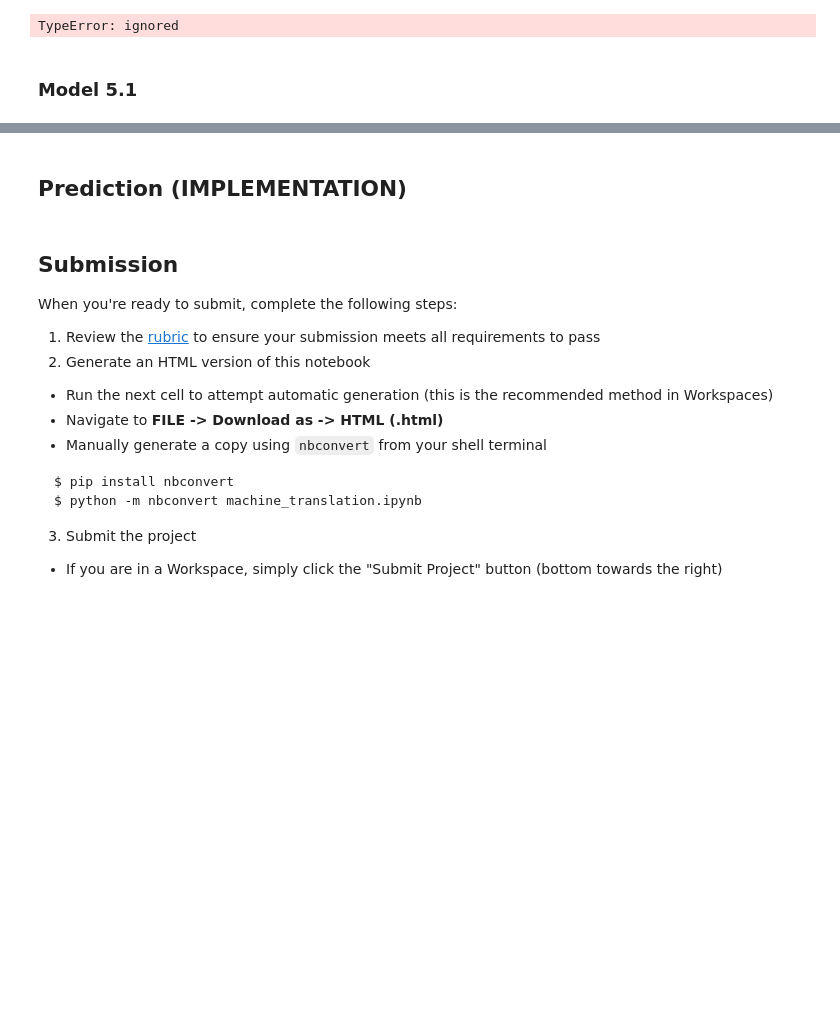
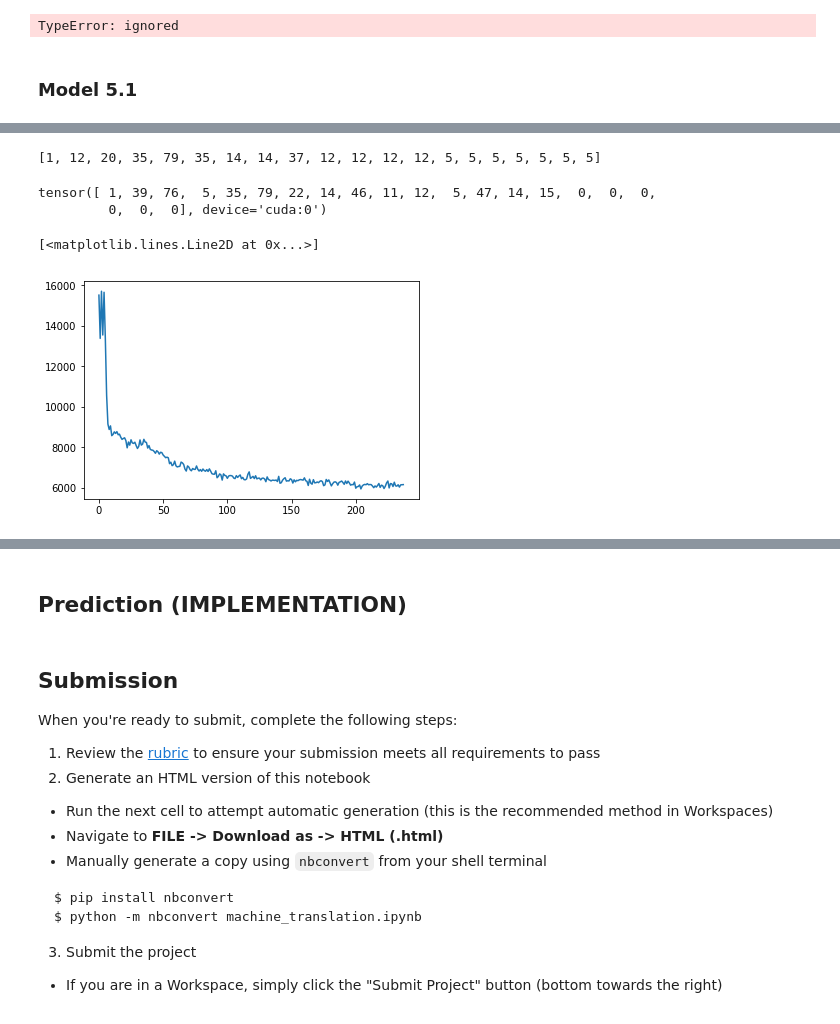
Before and after one commit to lanhhv84/machine-translation, a Jupyter notebook: machine_translation.ipynb, the cells around one changed output, grey strips where cells are left out. Saved outputs shown, nothing was run; the diff lists cells and outputs as text; code cells hidden in the pictures; blank space fills up the shorter version.

```diff
--- a/machine_translation.ipynb
+++ b/machine_translation.ipynb
@@ -848,4 +908,22 @@ Applying weight drop of 0.6 to weight_hh_l0
 # %%
 batches = model.get_batches(english_sentences, french_sentences, device, batch_size=128)
 batches = list(batches)
+saved_loss = []
+# %%
+x = batches[0][0][31]
+model.predict_one(x, 20, device)
+# %% [output]
+[1, 12, 20, 35, 79, 35, 14, 14, 37, 12, 12, 12, 12, 5, 5, 5, 5, 5, 5, 5]
+# %%
+x = batches[0][1][31]
+print(torch.argmax(x, dim=-1))
+# %% [output]
+tensor([ 1, 39, 76,  5, 35, 79, 22, 14, 46, 11, 12,  5, 47, 14, 15,  0,  0,  0,
+         0,  0,  0], device='cuda:0')
+# %%
+import matplotlib.pyplot as plt
+plt.plot(saved_loss)
+# %% [output]
+[<matplotlib.lines.Line2D at 0x...>]
+[figure, added]
 # %%
```
Also changed, not shown: parts of 39 cells of this notebook.
